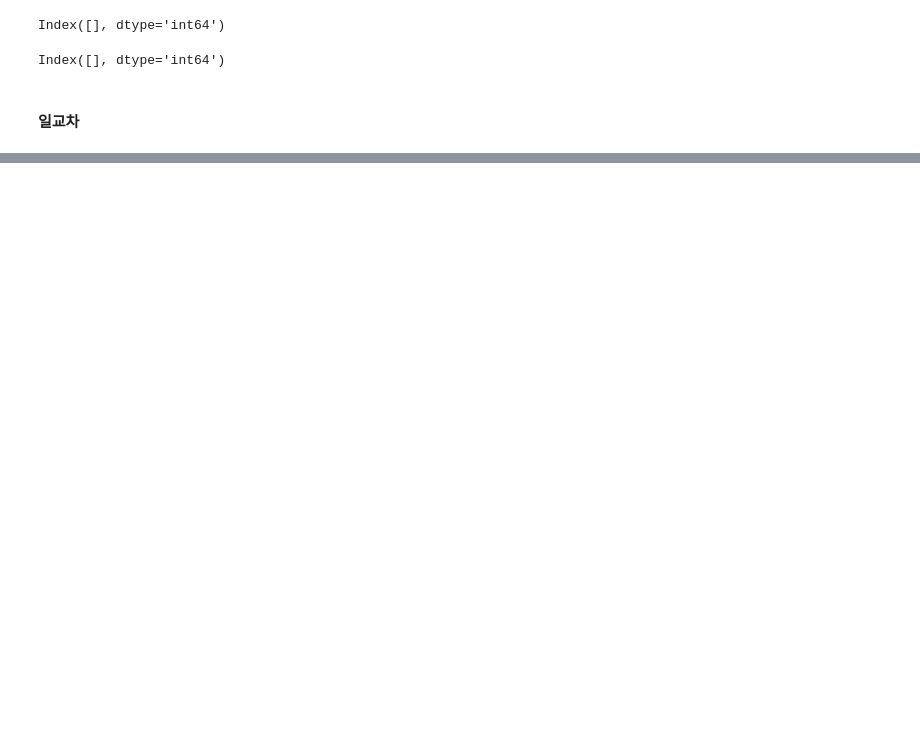
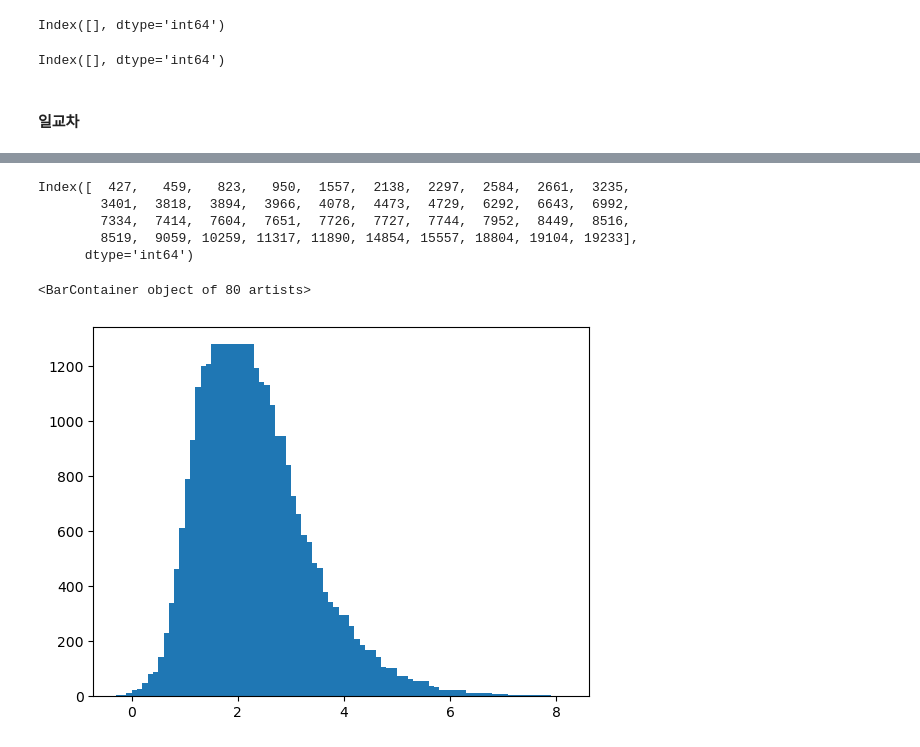
Before and after one commit to p-jiho/Temperatures_prediction, a Jupyter notebook: EDA.ipynb, the cells around one changed output, grey strips where cells are left out. Saved outputs shown, nothing was run; the diff lists cells and outputs as text; code cells hidden in the pictures; blank space fills up the shorter version.

```diff
--- a/EDA.ipynb
+++ b/EDA.ipynb
@@ -344,0 +277,13 @@ Name: 강수량, Length: 23011, dtype: float64
+# %%
+outlier(train, "평균풍속")
+# %% [output]
+Index([  427,   459,   823,   950,  1557,  2138,  2297,  2584,  2661,  3235,
+        3401,  3818,  3894,  3966,  4078,  4473,  4729,  6292,  6643,  6992,
+        7334,  7414,  7604,  7651,  7726,  7727,  7744,  7952,  8449,  8516,
+        8519,  9059, 10259, 11317, 11890, 14854, 15557, 18804, 19104, 19233],
+      dtype='int64')
+# %%
+plt.bar(train.평균풍속.value_counts().index, train.평균풍속.value_counts().values)
+# %% [output]
+<BarContainer object of 80 artists>
+[figure, added]
```
Also changed, not shown: parts of 34 cells of this notebook.
